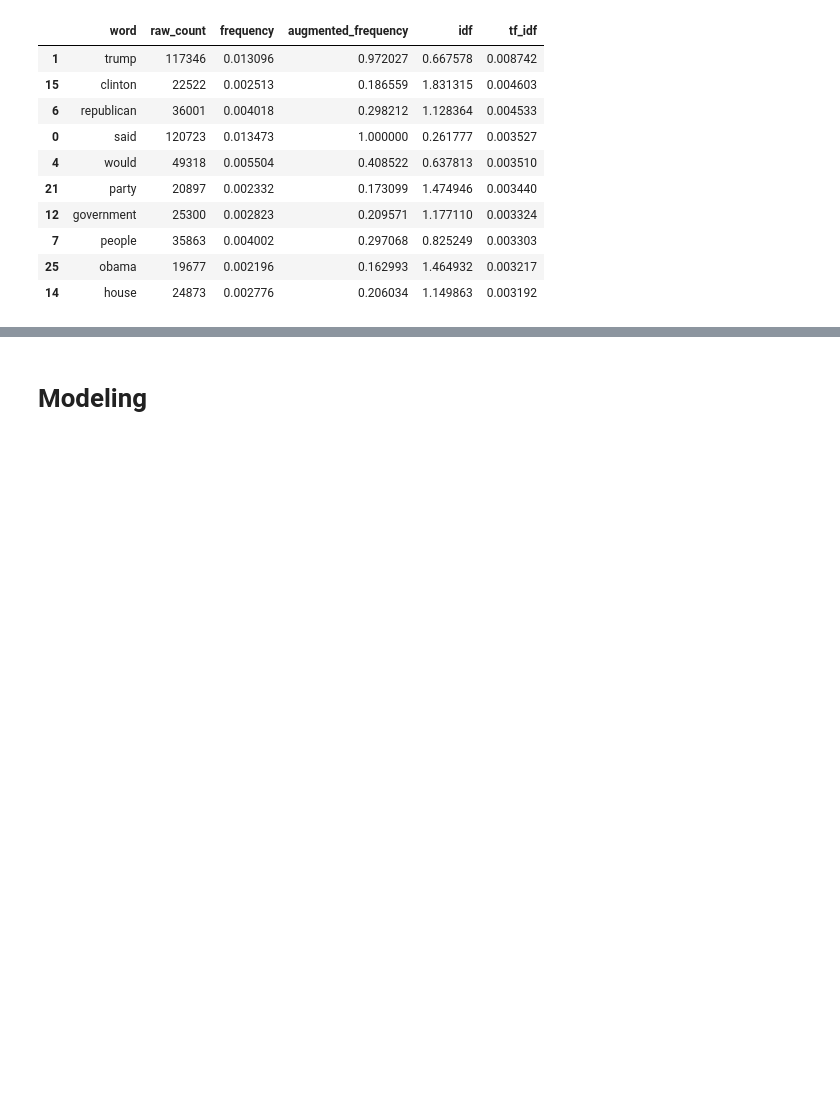
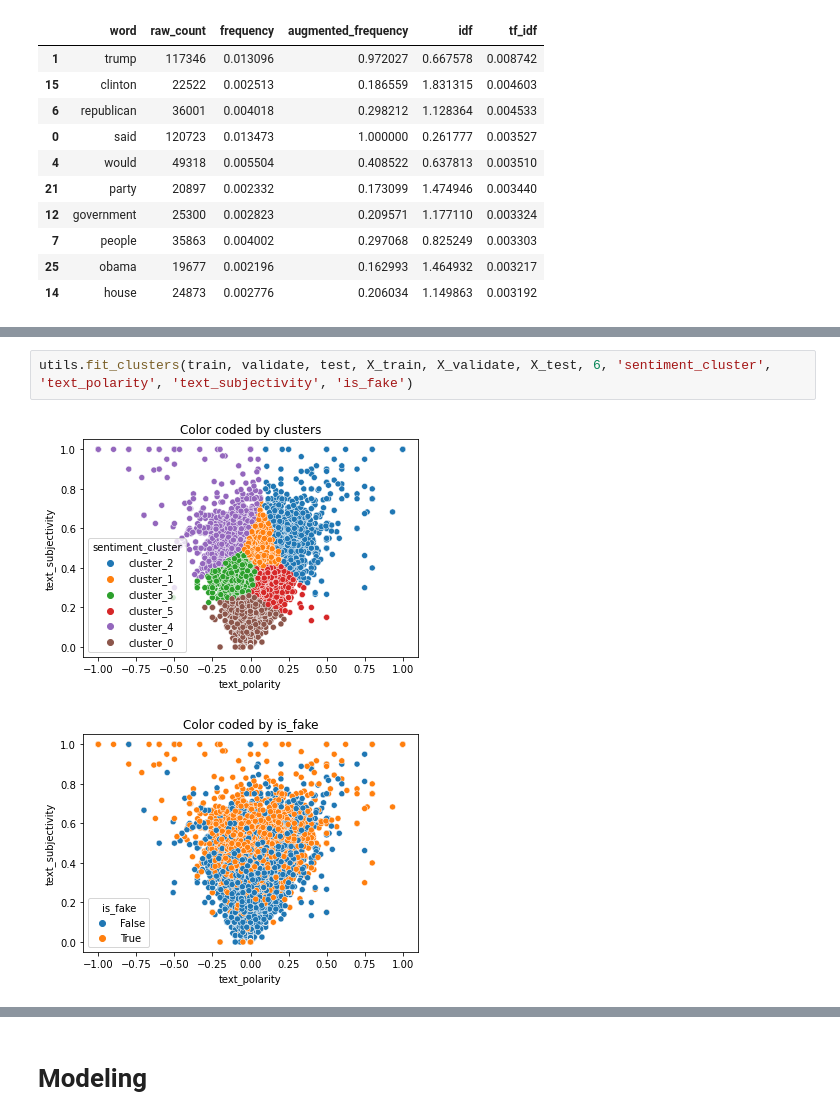
Before and after one commit to Fake-News-Capstone/fake_news_capstone, a Jupyter notebook: fake_news_capstone.ipynb, the cells around one changed output, grey strips where cells are left out. Saved outputs shown, nothing was run; the diff lists cells and outputs as text; blank space fills up the shorter version.

Commit message:
Added cluster exploration to notebook

```diff
--- a/fake_news_capstone.ipynb
+++ b/fake_news_capstone.ipynb
@@ -681,0 +706,5 @@ word_freq_df.sort_values(by='tf_idf', ascending=False).head(10)
+# %%
+utils.fit_clusters(train, validate, test, X_train, X_validate, X_test, 6, 'sentiment_cluster', 'text_polarity', 'text_subjectivity', 'is_fake')
+# %% [output]
+[figure, added]
+[figure, added]
```
Also changed, not shown: parts of 27 cells of this notebook.
